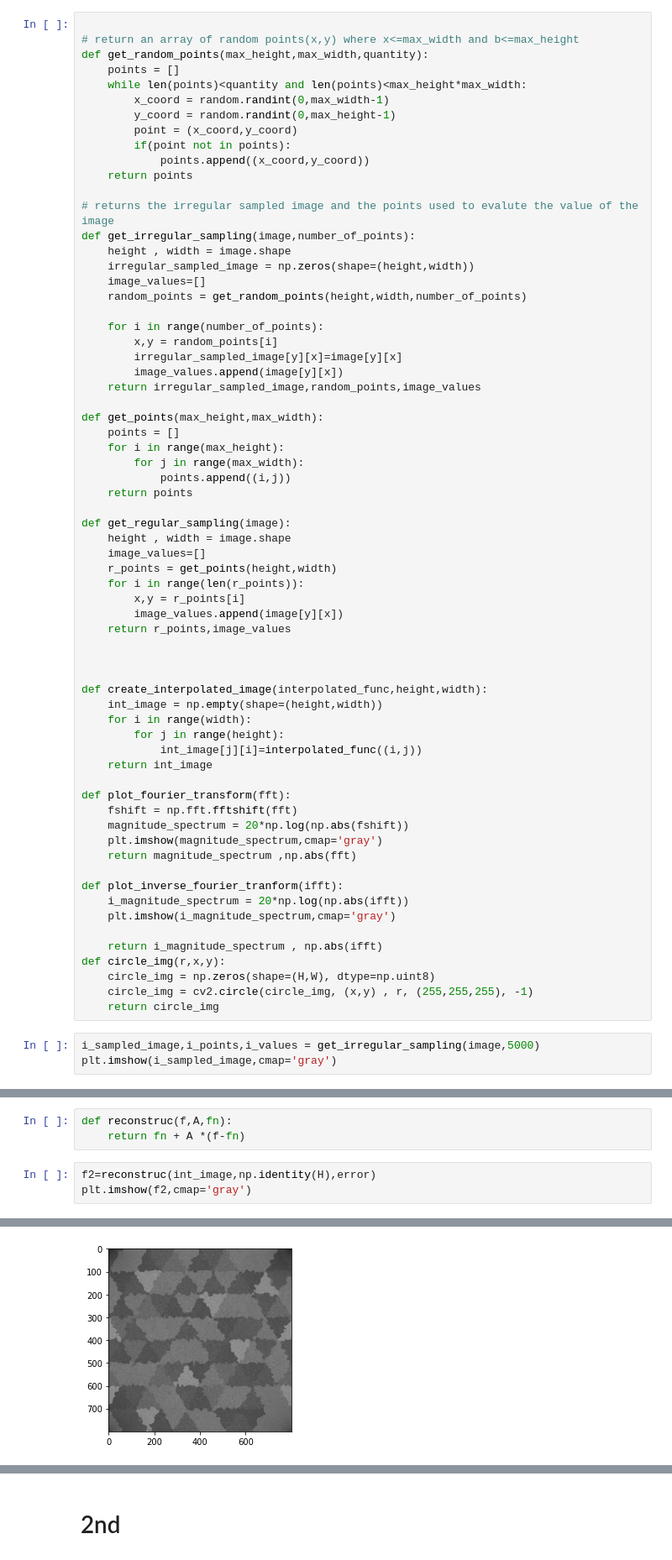
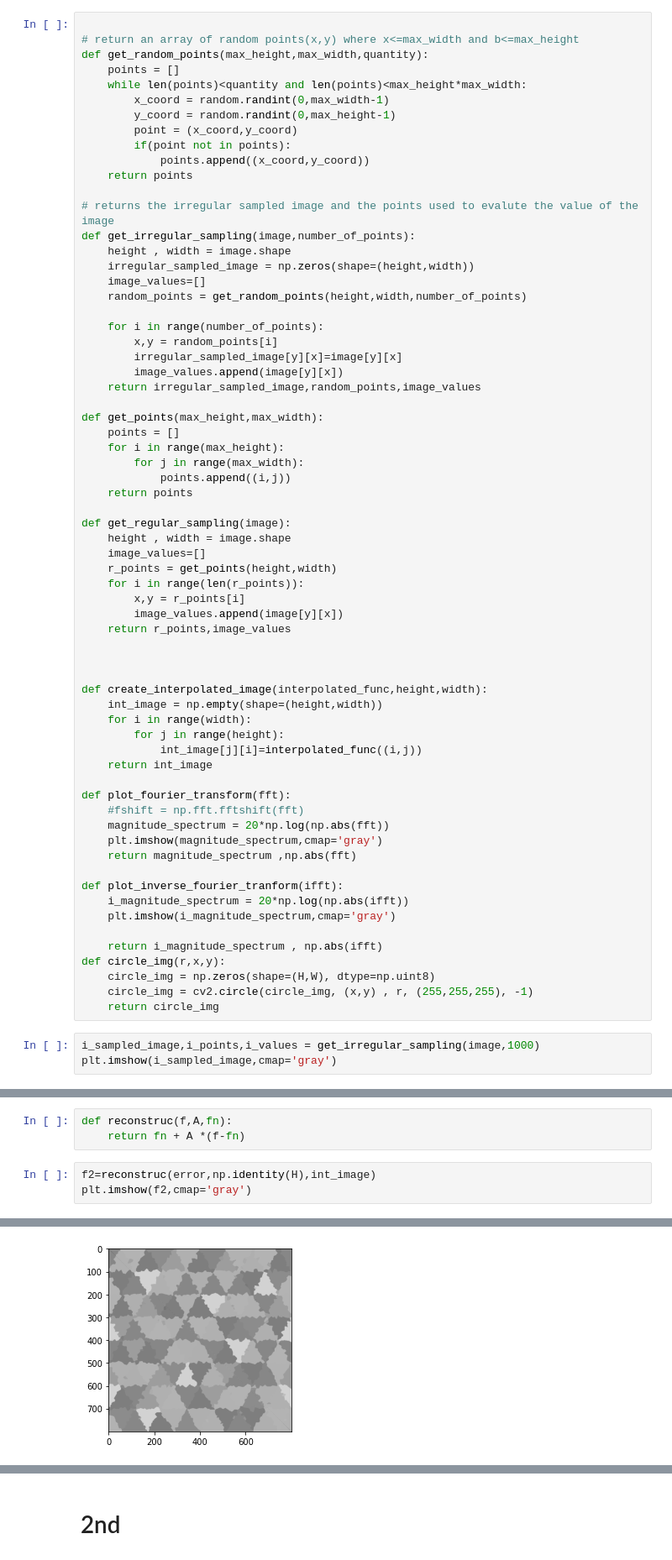
Before and after one commit to joaortizro/Image-Processing, a Jupyter notebook: algo.ipynb, the cells around one changed output, grey strips where cells are left out. Shown at 84% size. Drawn from its saved outputs; the diff is of its cells as text.

```diff
--- a/algo.ipynb
+++ b/algo.ipynb
@@ -80,8 +80,8 @@ def create_interpolated_image(interpolated_func,height,width):
     return int_image
 
 def plot_fourier_transform(fft):
-    fshift = np.fft.fftshift(fft)
-    magnitude_spectrum = 20*np.log(np.abs(fshift))
+    #fshift = np.fft.fftshift(fft)
+    magnitude_spectrum = 20*np.log(np.abs(fft))
     plt.imshow(magnitude_spectrum,cmap='gray')
     return magnitude_spectrum ,np.abs(fft)
 
@@ -95,7 +95,7 @@ def circle_img(r,x,y):
     circle_img = cv2.circle(circle_img, (x,y) , r, (255,255,255), -1)
     return circle_img
 # %%
-i_sampled_image,i_points,i_values = get_irregular_sampling(image,5000)
+i_sampled_image,i_points,i_values = get_irregular_sampling(image,1000)
 plt.imshow(i_sampled_image,cmap='gray')
 # %% [output]
 <matplotlib.image.AxesImage at 0x...>
@@ -146,8 +150,8 @@ plt.imshow(error,cmap='gray')
 def reconstruc(f,A,fn):
     return fn + A *(f-fn)
 # %%
-f2=reconstruc(int_image,np.identity(H),error)
+f2=reconstruc(error,np.identity(H),int_image)
 plt.imshow(f2,cmap='gray')
 # %% [output]
 <matplotlib.image.AxesImage at 0x...>
-[figure, old version]
+[figure, new version]
```
Also changed, not shown: parts of 15 cells of this notebook.
